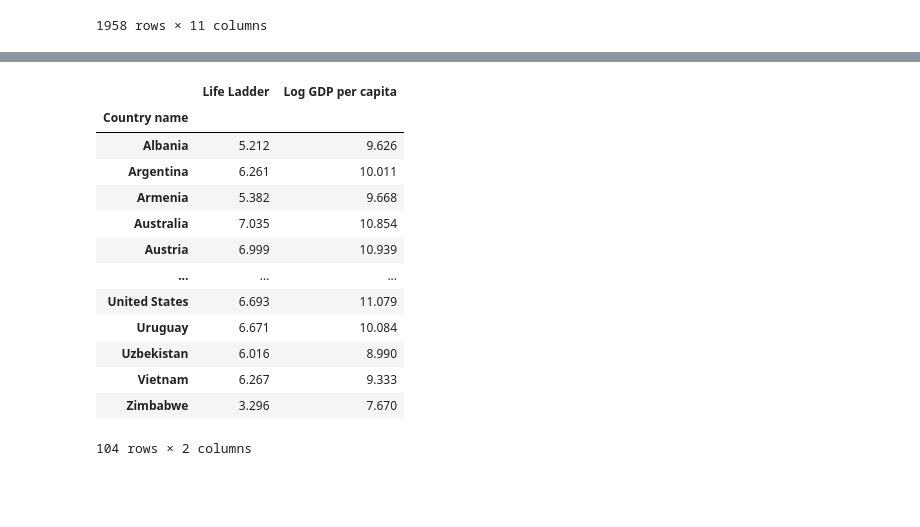
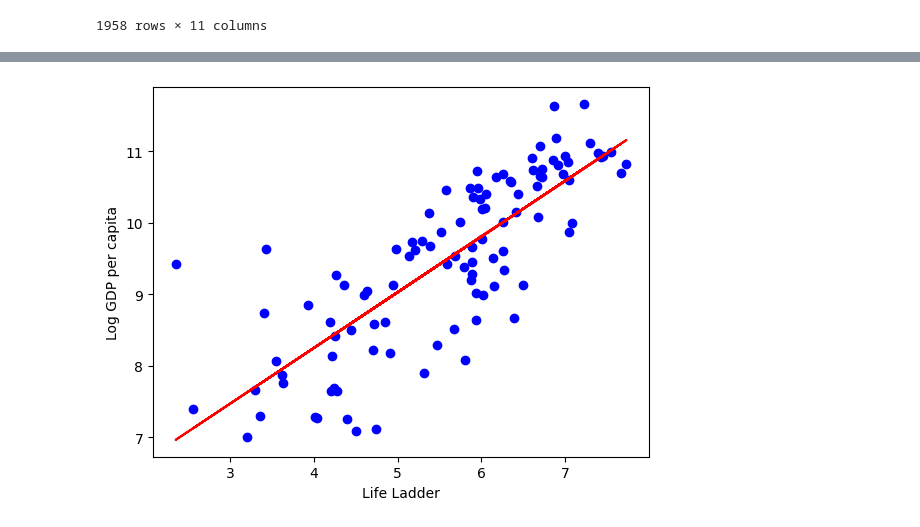
Before and after one commit to vincentheynderickx/pe-hackathon, a Jupyter notebook: note_courbes.ipynb, the cells around one changed output, grey strips where cells are left out. Cells and saved outputs as stored; diff of their text form; code cells hidden in the pictures; blank space fills up the shorter version.

```diff
--- a/note_courbes.ipynb
+++ b/note_courbes.ipynb
@@ -47,24 +55,11 @@ dfbangladesh1
 # %%
 #corrélation entre le niveau de vie et le pib dans le monde en 2022
 df1=df[df['year'] == 2022]
 df1.set_index('Country name',inplace = True)
 df2 = df1[['Life Ladder','Log GDP per capita']]
-df2
+nuage_pt_tous_pays(df2)
 # %% [output]
-|  | Life Ladder | Log GDP per capita |
-| Country name |  |  |
-| Albania | 5.212 | 9.626 |
-| Argentina | 6.261 | 10.011 |
-| Armenia | 5.382 | 9.668 |
-| Australia | 7.035 | 10.854 |
-| Austria | 6.999 | 10.939 |
-| ... | ... | ... |
-| United States | 6.693 | 11.079 |
-| Uruguay | 6.671 | 10.084 |
-| Uzbekistan | 6.016 | 8.990 |
-| Vietnam | 6.267 | 9.333 |
-| Zimbabwe | 3.296 | 7.670 |
-104 rows × 2 columns
+[figure, added]
 # %%
 #corrélation entre l'espérance de vie et le pib dans le monde en 2020
 df3=df[df['year'] == 2020]
```
Also changed, not shown: parts of 6 cells of this notebook, 1 other file.
